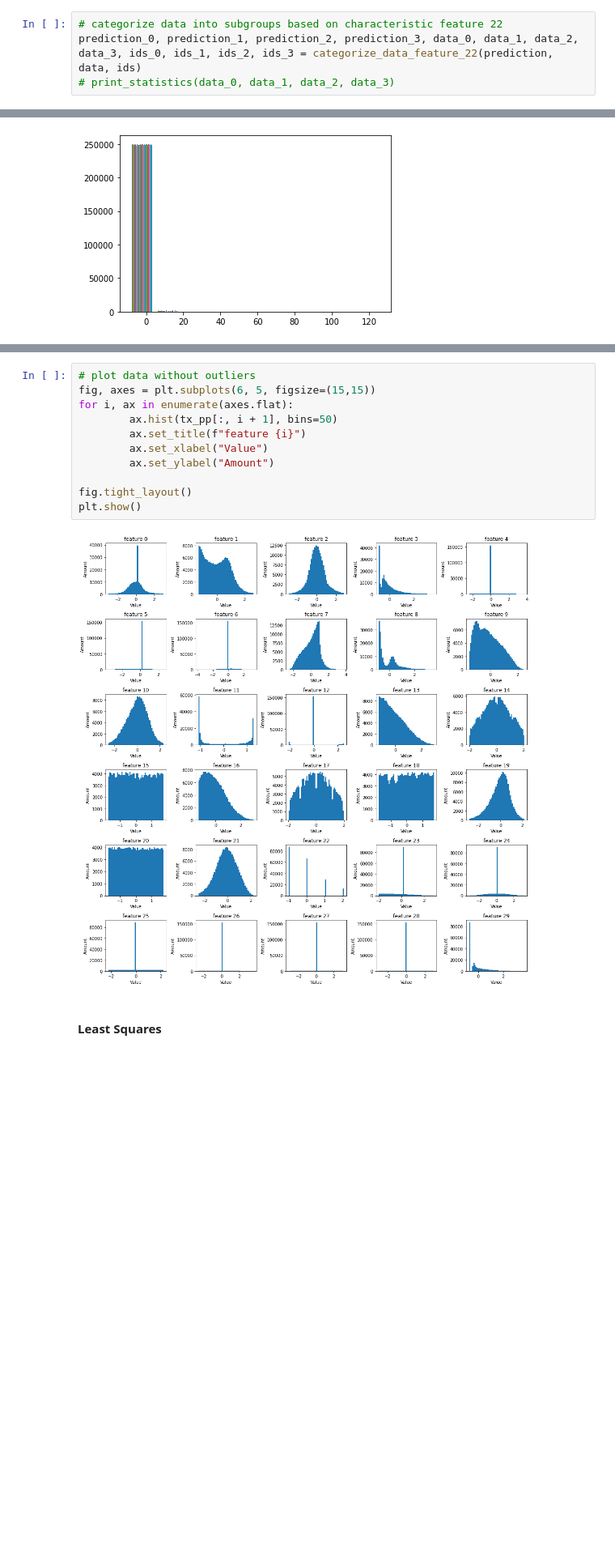
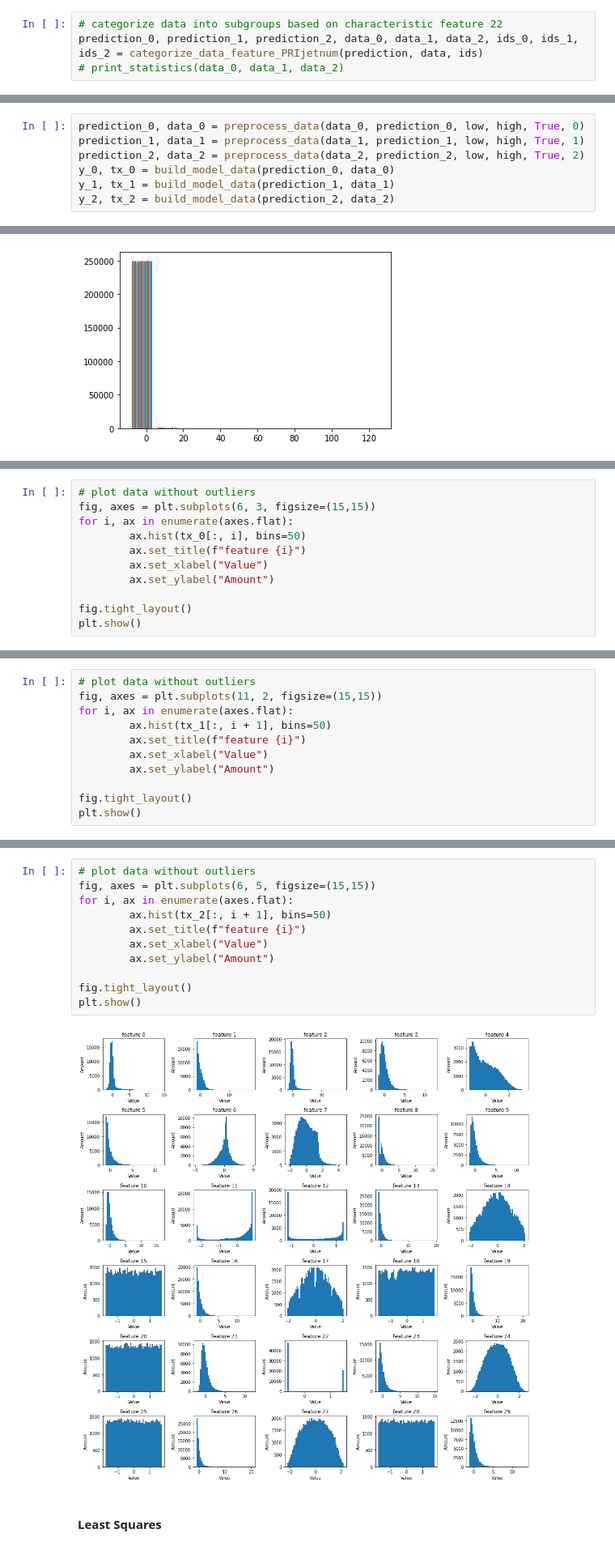
Before and after one commit to paocela/CS433-ML_Project_1-Higgs_Boson, a Jupyter notebook: project1.ipynb, the cells around one changed output, grey strips where cells are left out. Shown at 81% size. Saved outputs shown, nothing was run; the diff lists cells and outputs as text; blank space fills up the shorter version.

Commit message:
subgroup removal of features, hist for subgroups, cross-validation for multiple methods

```diff
--- a/project1.ipynb
+++ b/project1.ipynb
@@ -17,5 +20,5 @@ prediction, data, ids = load_csv_data(DATA_TRAIN_PATH)
 ## Do your thing crazy machine learning thing here :) ...
 # %%
 # categorize data into subgroups based on characteristic feature 22
-prediction_0, prediction_1, prediction_2, prediction_3, data_0, data_1, data_2, data_3, ids_0, ids_1, ids_2, ids_3 = categorize_data_feature_22(prediction, data, ids)
-# print_statistics(data_0, data_1, data_2, data_3)
+prediction_0, prediction_1, prediction_2, data_0, data_1, data_2, ids_0, ids_1, ids_2 = categorize_data_feature_PRIjetnum(prediction, data, ids)
+# print_statistics(data_0, data_1, data_2)
@@ -31,0 +46,7 @@ high = 99
+# %%
+prediction_0, data_0 = preprocess_data(data_0, prediction_0, low, high, True, 0)
+prediction_1, data_1 = preprocess_data(data_1, prediction_1, low, high, True, 1)
+prediction_2, data_2 = preprocess_data(data_2, prediction_2, low, high, True, 2)
+y_0, tx_0 = build_model_data(prediction_0, data_0)
+y_1, tx_1 = build_model_data(prediction_1, data_1)
+y_2, tx_2 = build_model_data(prediction_2, data_2)
@@ -64,0 +90,11 @@ plt.show()
+# %%
+# plot data without outliers
+fig, axes = plt.subplots(6, 3, figsize=(15,15))
+for i, ax in enumerate(axes.flat):
+        ax.hist(tx_0[:, i], bins=50)
+        ax.set_title(f"feature {i}")
+        ax.set_xlabel("Value")
+        ax.set_ylabel("Amount")
+
+fig.tight_layout()
+plt.show()
@@ -64,0 +103,11 @@ plt.show()
+# %%
+# plot data without outliers
+fig, axes = plt.subplots(11, 2, figsize=(15,15))
+for i, ax in enumerate(axes.flat):
+        ax.hist(tx_1[:, i + 1], bins=50)
+        ax.set_title(f"feature {i}")
+        ax.set_xlabel("Value")
+        ax.set_ylabel("Amount")
+
+fig.tight_layout()
+plt.show()
@@ -65,16 +116,16 @@ plt.show()
 # %%
 # plot data without outliers
 fig, axes = plt.subplots(6, 5, figsize=(15,15))
 for i, ax in enumerate(axes.flat):
-        ax.hist(tx_pp[:, i + 1], bins=50)
+        ax.hist(tx_2[:, i + 1], bins=50)
         ax.set_title(f"feature {i}")
         ax.set_xlabel("Value")
         ax.set_ylabel("Amount")
 
 fig.tight_layout()
 plt.show()
 # %% [output]
-[figure, old version]
+[figure, new version]
 # %% [markdown]
 #### Least Squares
 # %%
```
Also changed, not shown: parts of 10 cells of this notebook, 2 other files.
